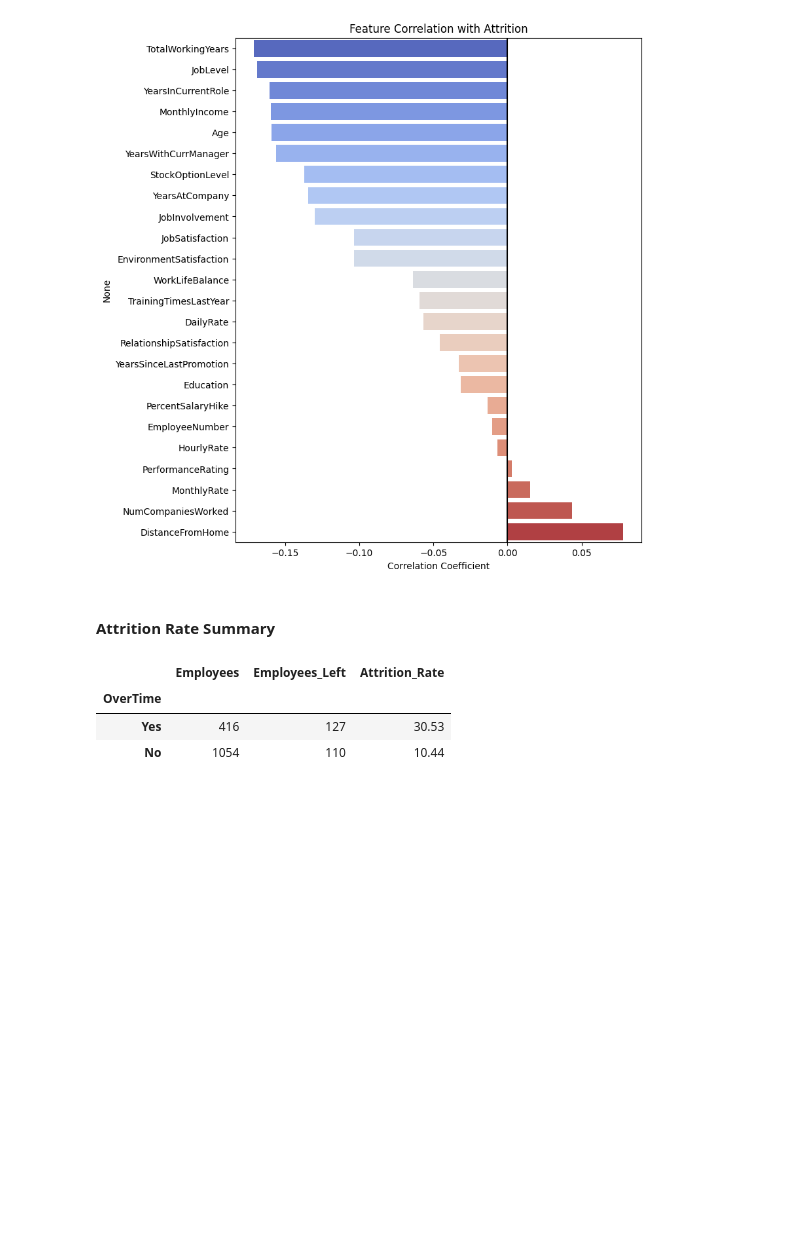
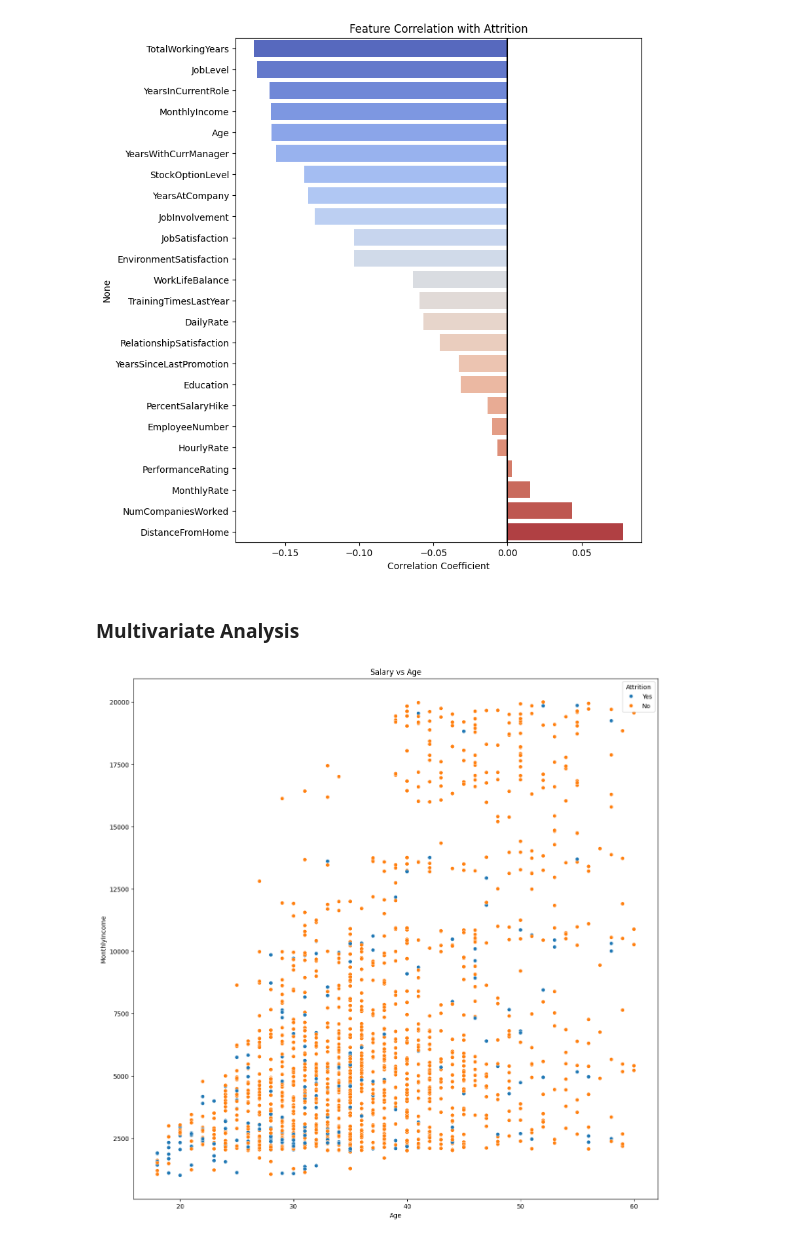
Before and after one commit to p-kaushik7799/IBM-Employee-Attrition-Analysis, a Jupyter notebook: ibm_analytics.ipynb, the cells around one changed output. Cells and saved outputs as stored; diff of their text form; code cells hidden in the pictures; blank space fills up the shorter version.

Commit message:
Added multivariate analysis

```diff
--- a/ibm_analytics.ipynb
+++ b/ibm_analytics.ipynb
@@ -14,7 +14,7 @@ import seaborn as sns
 
 from scipy import stats
 # %%
-df = pd.read_csv('WA_Fn-UseC_-HR-Employee-Attrition.csv')
+df = pd.read_csv(r'data/WA_Fn-UseC_-HR-Employee-Attrition.csv')
 df
 # %% [output]
 |  | Age | Attrition | BusinessTravel | DailyRate | Department | DistanceFromHome | Education | ... |
@@ -499,5 +604,3 @@ Passing `palette` without assigning `hue` is deprecated and will be removed in v
 
   sns.barplot(x=attrition_corr.values, y=attrition_corr.index, palette='coolwarm')
 [figure]
-# %% [markdown]
-#### Attrition Rate Summary
@@ -516,7 +607,14 @@ def attrition_summary(column):
-# %%
-attrition_summary("OverTime")
-# %% [output]
-|  | Employees | Employees_Left | Attrition_Rate |
-| OverTime |  |  |  |
-| Yes | 416 | 127 | 30.53 |
-| No | 1054 | 110 | 10.44 |
+# %% [markdown]
+### Multivariate Analysis
+# %%
+plt.figure(figsize=(15,15))
+sns.scatterplot(
+    data=df,
+    x="Age",
+    y="MonthlyIncome",
+    hue="Attrition"
+)
+plt.title('Salary vs Age')
+plt.show()
+# %% [output]
+[figure, added]
```
Also changed, not shown: parts of 31 cells of this notebook, 3 other files.
